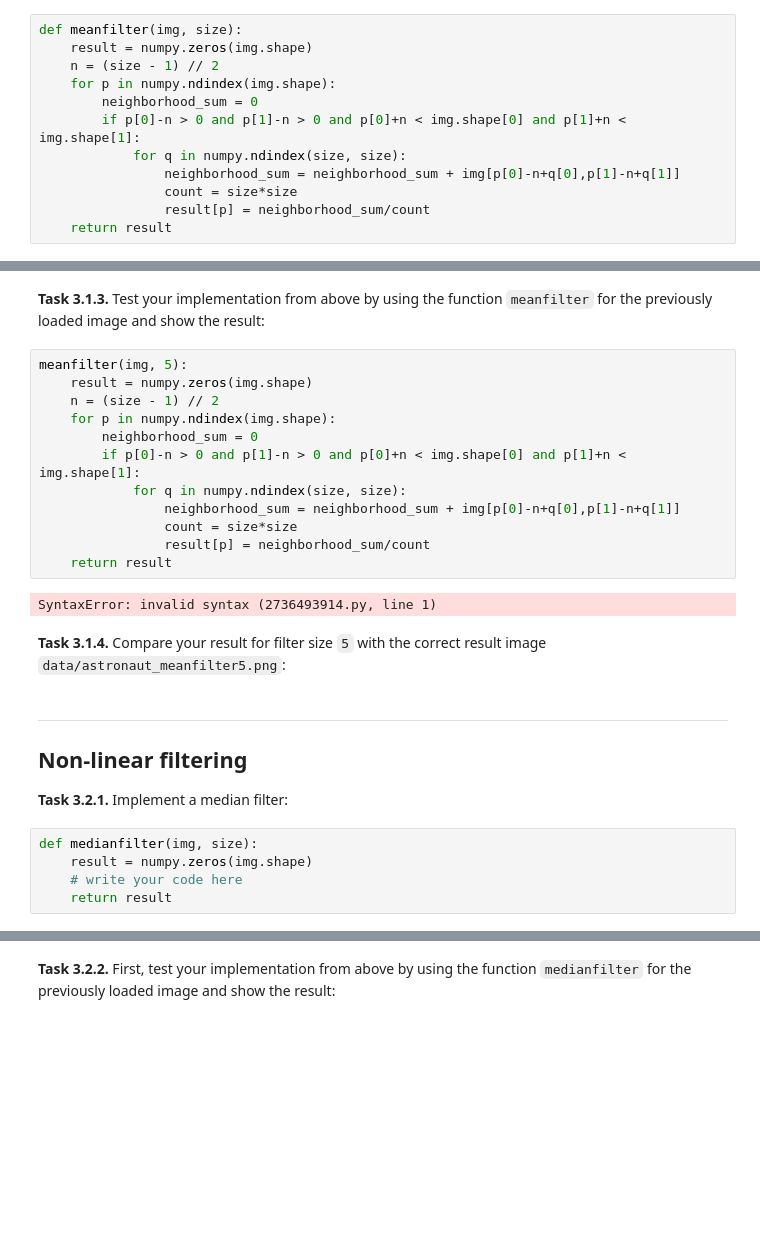
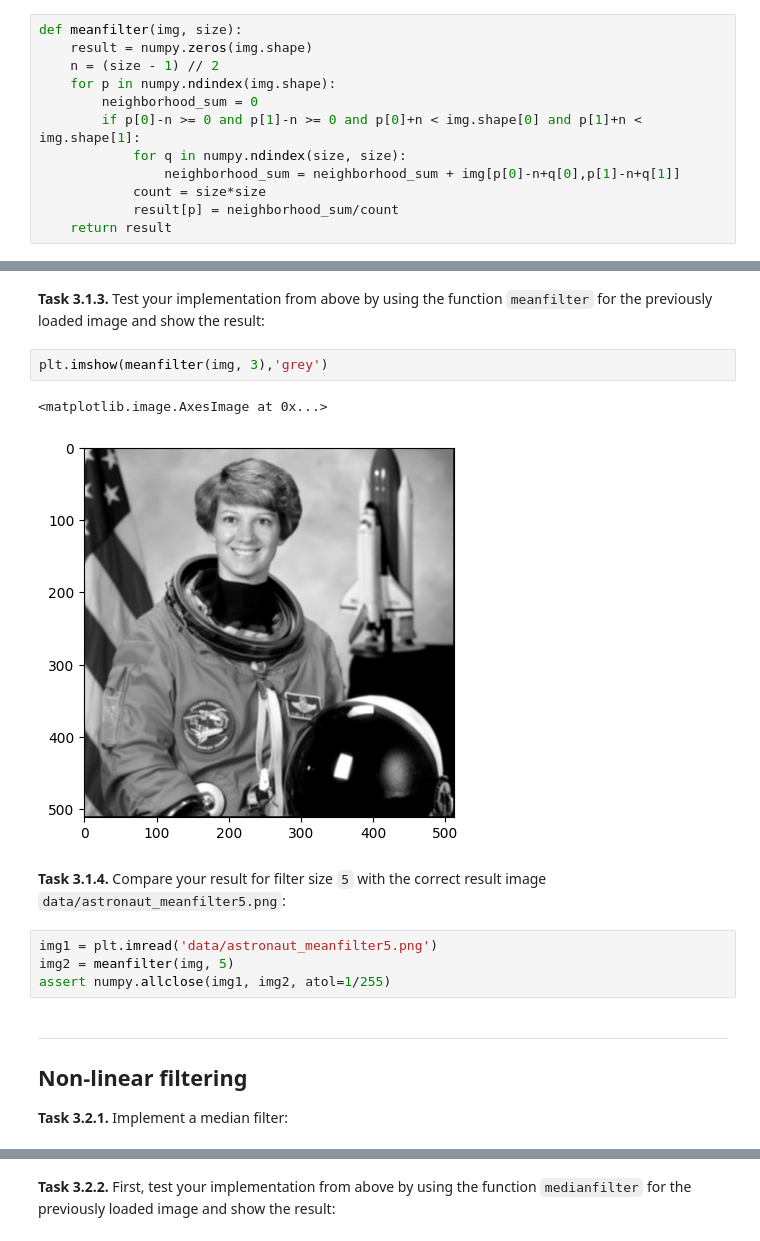
Before and after one commit to lottagambert/mobi-fs3-python, a Jupyter notebook: task3.ipynb, the cells around one changed output, grey strips where cells are left out. Saved outputs shown, nothing was run; the diff lists cells and outputs as text; blank space fills up the shorter version.

```diff
--- a/task3.ipynb
+++ b/task3.ipynb
@@ -23,9 +23,9 @@ def meanfilter(img, size):
     n = (size - 1) // 2
     for p in numpy.ndindex(img.shape):
         neighborhood_sum = 0
-        if p[0]-n > 0 and p[1]-n > 0 and p[0]+n < img.shape[0] and p[1]+n < img.shape[1]:
+        if p[0]-n >= 0 and p[1]-n >= 0 and p[0]+n < img.shape[0] and p[1]+n < img.shape[1]:
             for q in numpy.ndindex(size, size):
                 neighborhood_sum = neighborhood_sum + img[p[0]-n+q[0],p[1]-n+q[1]]
-                count = size*size
-                result[p] = neighborhood_sum/count
+            count = size*size
+            result[p] = neighborhood_sum/count
     return result
@@ -32,29 +48,19 @@ def meanfilter(img, size):
 # %% [markdown]
 **<a id="#">Task 3.1.3.</a>** Test your implementation from above by using the function `meanfilter` for the previously loaded image and show the result:
-# %%
-meanfilter(img, 5):
-    result = numpy.zeros(img.shape)
-    n = (size - 1) // 2
-    for p in numpy.ndindex(img.shape):
-        neighborhood_sum = 0
-        if p[0]-n > 0 and p[1]-n > 0 and p[0]+n < img.shape[0] and p[1]+n < img.shape[1]:
-            for q in numpy.ndindex(size, size):
-                neighborhood_sum = neighborhood_sum + img[p[0]-n+q[0],p[1]-n+q[1]]
-                count = size*size
-                result[p] = neighborhood_sum/count
-    return result
-# %% [output]
-SyntaxError: invalid syntax (2736493914.py, line 1)
+# %%
+plt.imshow(meanfilter(img, 3),'grey')
+# %% [output]
+<matplotlib.image.AxesImage at 0x...>
+[figure, added]
 # %% [markdown]
 **<a id="#">Task 3.1.4.</a>** Compare your result for filter size `5` with the correct result image `data/astronaut_meanfilter5.png`:
+# %%
+img1 = plt.imread('data/astronaut_meanfilter5.png')
+img2 = meanfilter(img, 5)
+assert numpy.allclose(img1, img2, atol=1/255)
 # %% [markdown]
 ---
 
 ## Non-linear filtering
 
 **<a id="#">Task 3.2.1.</a>** Implement a median filter:
-# %%
-def medianfilter(img, size):
-    result = numpy.zeros(img.shape)
-    # write your code here
-    return result
```
Also changed, not shown: parts of 9 cells of this notebook, 1 other file.
